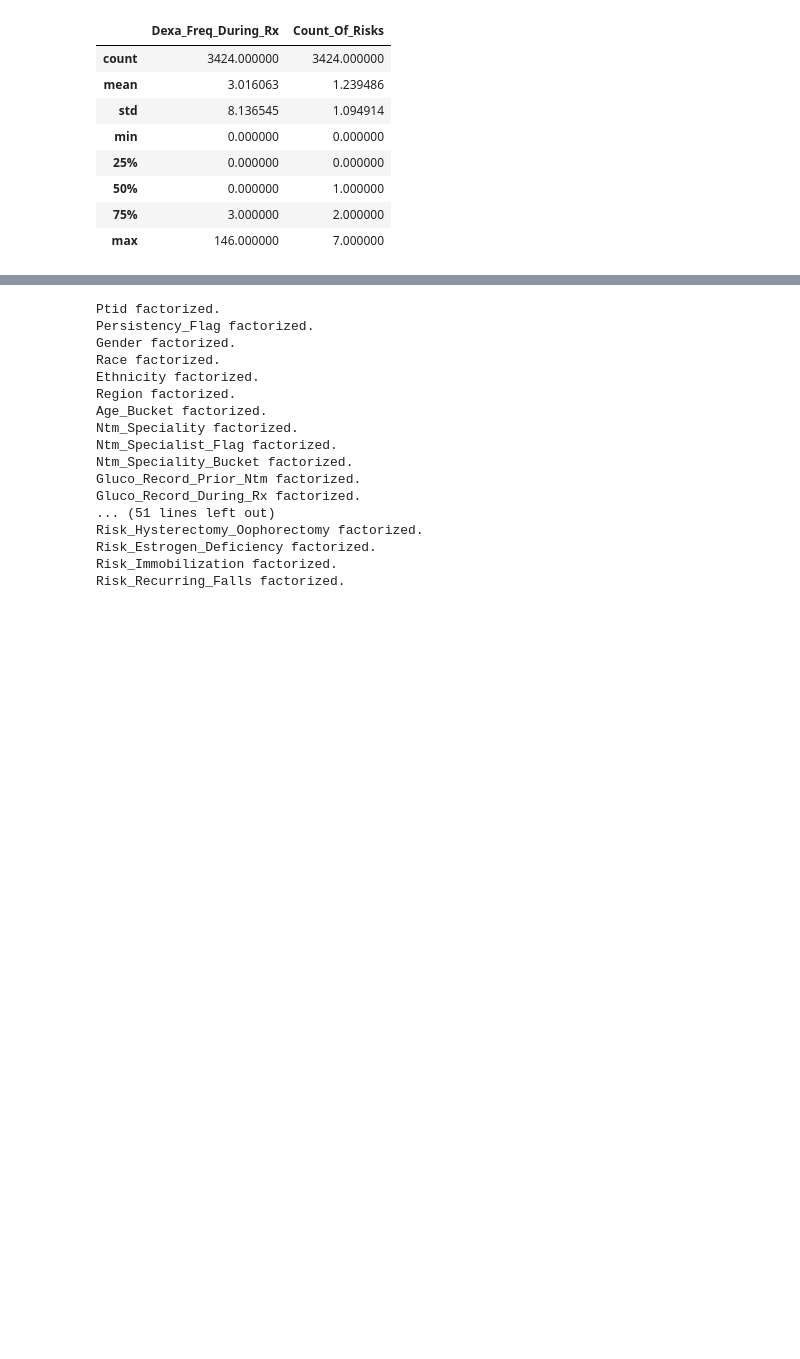
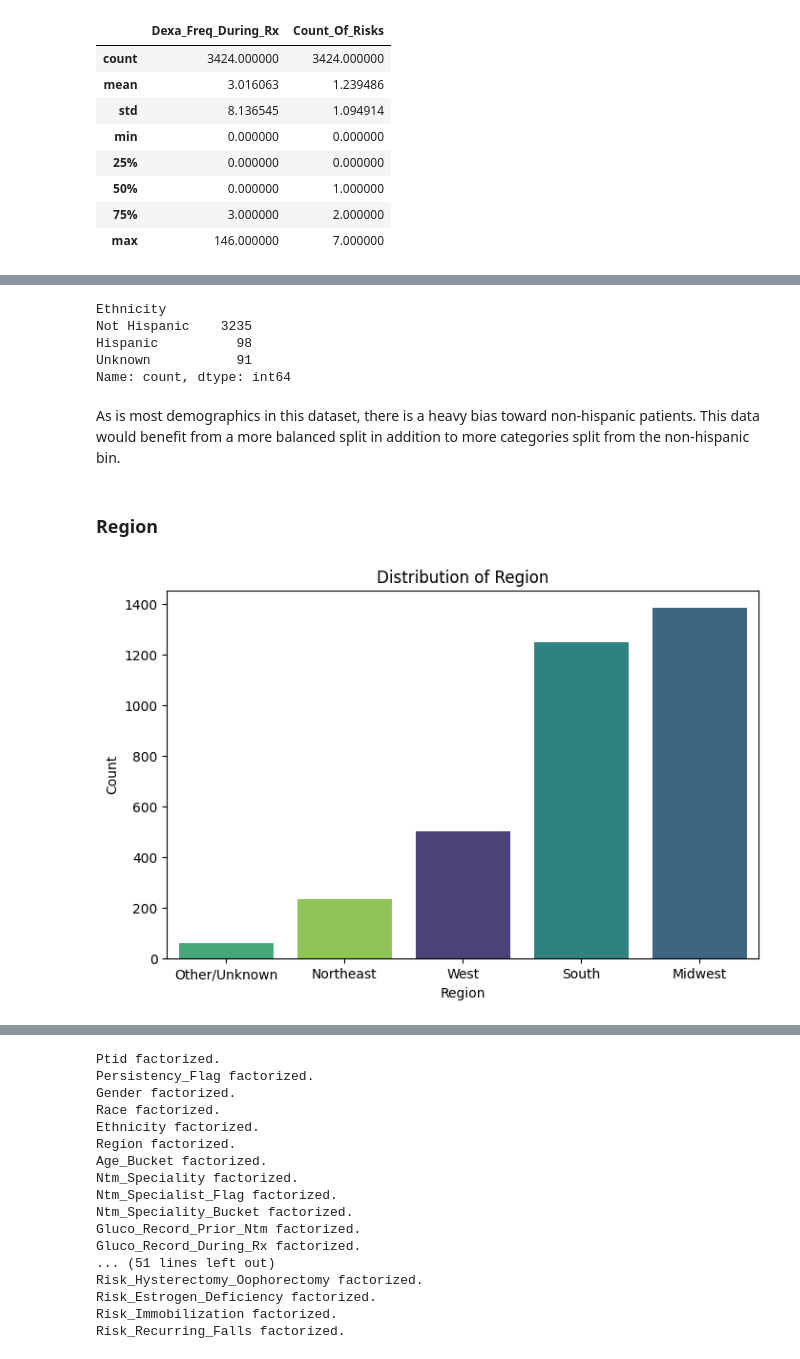
Before and after one commit to matthewiversen/data-glacier-internship, a Jupyter notebook: week-10/notebook.ipynb, the cells around one changed output, grey strips where cells are left out. Saved outputs shown, nothing was run; the diff lists cells and outputs as text; code cells hidden in the pictures; blank space fills up the shorter version.

```diff
--- a/week-10/notebook.ipynb
+++ b/week-10/notebook.ipynb
@@ -232,0 +280,23 @@ plt.show()
+# %%
+df.Ethnicity.value_counts()
+# %% [output]
+Ethnicity
+Not Hispanic    3235
+Hispanic          98
+Unknown           91
+Name: count, dtype: int64
+# %% [markdown]
+As is most demographics in this dataset, there is a heavy bias toward non-hispanic patients. This data would benefit from a more balanced split in addition to more categories split from the non-hispanic bin.
+# %% [markdown]
+### Region
+# %%
+region_counts = df["Region"].value_counts().sort_values().index
+
+plt.figure(figsize=(8, 5))
+sns.countplot(x="Region", data=df, palette="viridis", hue="Region", order=region_counts)
+plt.title("Distribution of Region")
+plt.xlabel("Region")
+plt.ylabel("Count")
+plt.show()
+# %% [output]
+[figure, added]
```
Also changed, not shown: parts of 23 cells of this notebook, 1 other file.
